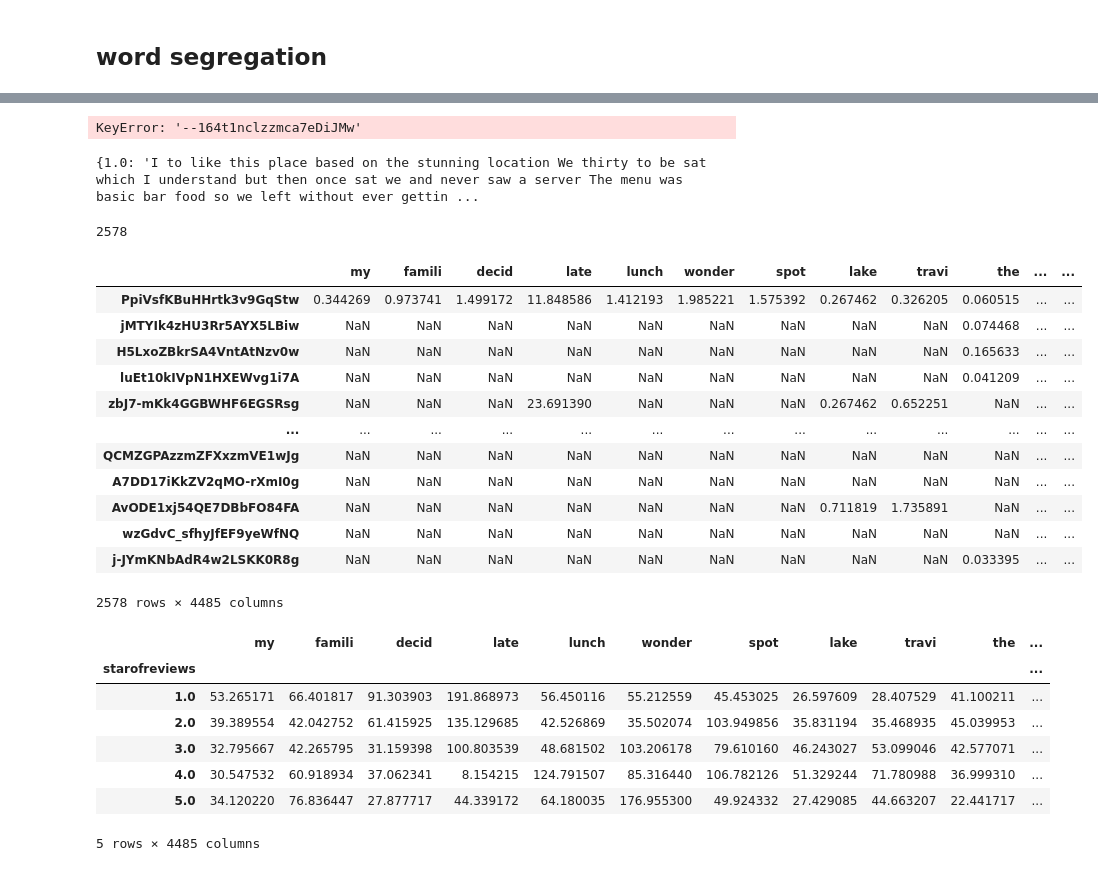
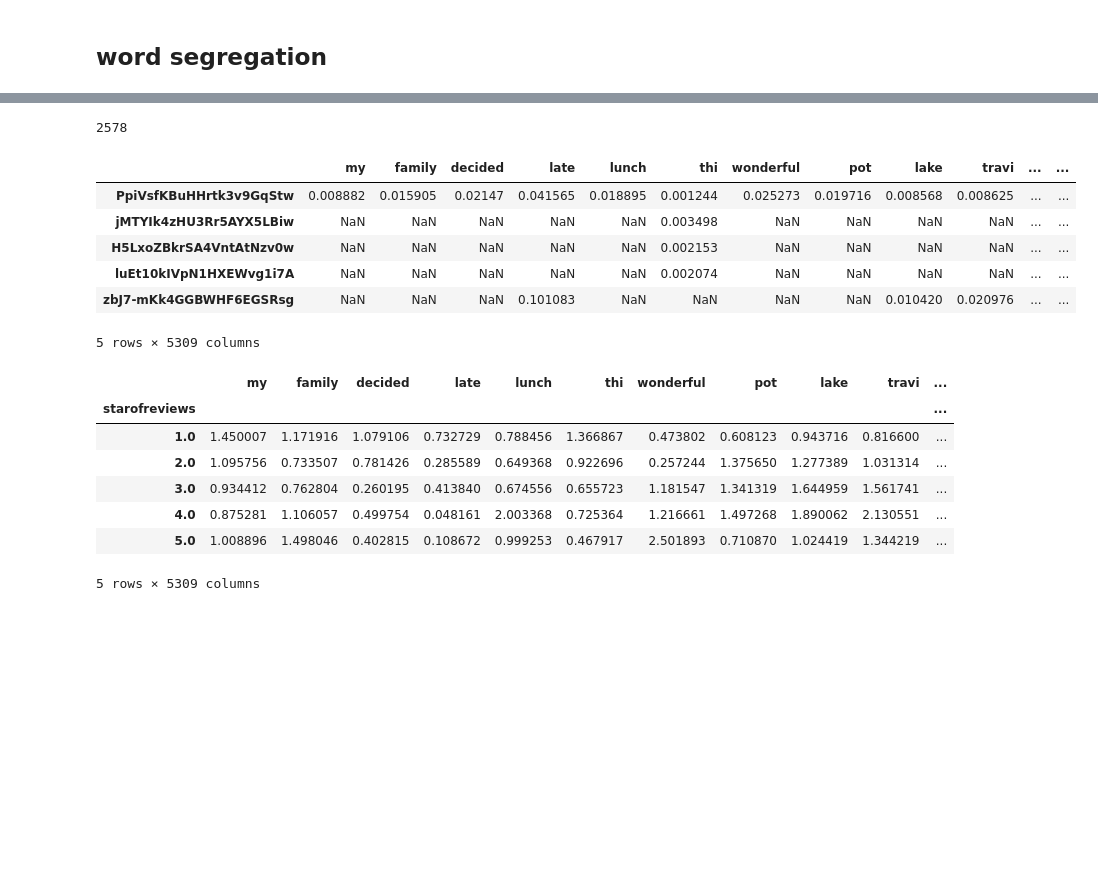
Before and after one commit to hahashuo/yelp_data_628, a Jupyter notebook: data_generation.ipynb, the cells around one changed output, grey strips where cells are left out. Saved outputs shown, nothing was run; the diff lists cells and outputs as text; code cells hidden in the pictures; blank space fills up the shorter version.

```diff
--- a/data_generation.ipynb
+++ b/data_generation.ipynb
@@ -295,6 +287,7 @@ def get_freq(corpus_review):
         if len(word) == 1 or word in stopwords:
             continue
         else:
-            word = stemmer.stem(word)
+#             word = stemmer.stem(word)
+            word = word.lower()
             freq[word] = freq.get(word,0) + 1
     return freq
@@ -315,7 +304,7 @@ def create_tf_matrix(freq_matrix):
     for sent, f_table in freq_matrix.items():
         tf_table = {}
 
-        count_words_in_sentence = len(f_table)
+        count_words_in_sentence = sum(f_table.values())
         for word, count in f_table.items():
             tf_table[word] = np.arctan(count / count_words_in_sentence)
 
@@ -338,7 +327,7 @@ def create_idf_matrix(freq_matrix,  total_documents):
         idf_table = {}
 
         for word in f_table.keys():
-            idf_table[word] = (total_documents / float(word_per_doc_table[word]))**1.5
+            idf_table[word] = math.log10(total_documents / float(word_per_doc_table[word]))**2
 
         idf_matrix[sent] = idf_table
 
@@ -390,11 +357,3 @@ Res_weight
-# %%
-sorted(Res_weight['--164t1nclzzmca7eDiJMw'].items(), key=lambda x: x[1], reverse=True)
-# %% [output]
-KeyError: '--164t1nclzzmca7eDiJMw'
-# %%
-reviews_by_stars
-# %% [output]
-{1.0: 'I to like this place based on the stunning location We thirty to be sat which I understand but then once sat we and never saw a server The menu was basic bar food so we left without ever gettin ...
 # %%
 reviews_by_stars = TOOLT_review_df.groupby('stars')['text'].apply(lambda x: "".join(x)).to_dict()
 freq_by_res = freq_matrix(TOOLT_review_df.text, TOOLT_review_df.review_id)
@@ -407,21 +366,15 @@ len(Res_weight_df)
 # %% [output]
 2578
 # %%
-Res_weight_df
+Res_weight_df.head()
 # %% [output]
-|  | my | famili | decid | late | lunch | wonder | spot | lake | travi | the | ... | ... |
-| PpiVsfKBuHHrtk3v9GqStw | 0.344269 | 0.973741 | 1.499172 | 11.848586 | 1.412193 | 1.985221 | 1.575392 | 0.267462 | 0.326205 | 0.060515 | ... | ... |
-| jMTYIk4zHU3Rr5AYX5LBiw | NaN | NaN | NaN | NaN | NaN | NaN | NaN | NaN | NaN | 0.074468 | ... | ... |
-| H5LxoZBkrSA4VntAtNzv0w | NaN | NaN | NaN | NaN | NaN | NaN | NaN | NaN | NaN | 0.165633 | ... | ... |
-| luEt10kIVpN1HXEWvg1i7A | NaN | NaN | NaN | NaN | NaN | NaN | NaN | NaN | NaN | 0.041209 | ... | ... |
-| zbJ7-mKk4GGBWHF6EGSRsg | NaN | NaN | NaN | 23.691390 | NaN | NaN | NaN | 0.267462 | 0.652251 | NaN | ... | ... |
-| ... | ... | ... | ... | ... | ... | ... | ... | ... | ... | ... | ... | ... |
-| QCMZGPAzzmZFXxzmVE1wJg | NaN | NaN | NaN | NaN | NaN | NaN | NaN | NaN | NaN | NaN | ... | ... |
-| A7DD17iKkZV2qMO-rXmI0g | NaN | NaN | NaN | NaN | NaN | NaN | NaN | NaN | NaN | NaN | ... | ... |
-| AvODE1xj54QE7DBbFO84FA | NaN | NaN | NaN | NaN | NaN | NaN | NaN | 0.711819 | 1.735891 | NaN | ... | ... |
-| wzGdvC_sfhyJfEF9yeWfNQ | NaN | NaN | NaN | NaN | NaN | NaN | NaN | NaN | NaN | NaN | ... | ... |
-| j-JYmKNbAdR4w2LSKK0R8g | NaN | NaN | NaN | NaN | NaN | NaN | NaN | NaN | NaN | 0.033395 | ... | ... |
+|  | my | family | decided | late | lunch | thi | wonderful | pot | lake | travi | ... | ... |
+| PpiVsfKBuHHrtk3v9GqStw | 0.008882 | 0.015905 | 0.02147 | 0.041565 | 0.018895 | 0.001244 | 0.025273 | 0.019716 | 0.008568 | 0.008625 | ... | ... |
+| jMTYIk4zHU3Rr5AYX5LBiw | NaN | NaN | NaN | NaN | NaN | 0.003498 | NaN | NaN | NaN | NaN | ... | ... |
+| H5LxoZBkrSA4VntAtNzv0w | NaN | NaN | NaN | NaN | NaN | 0.002153 | NaN | NaN | NaN | NaN | ... | ... |
+| luEt10kIVpN1HXEWvg1i7A | NaN | NaN | NaN | NaN | NaN | 0.002074 | NaN | NaN | NaN | NaN | ... | ... |
+| zbJ7-mKk4GGBWHF6EGSRsg | NaN | NaN | NaN | 0.101083 | NaN | NaN | NaN | NaN | 0.010420 | 0.020976 | ... | ... |
-2578 rows × 4485 columns
+5 rows × 5309 columns
 # %%
 TOOLT_review_df['starofreviews'] = TOOLT_review_df.stars
 Res_weight_df = pd.merge(Res_weight_df.reset_index(),
@@ -433,14 +386,14 @@ Star_Res = Res_weight_df.groupby('starofreviews').sum()
 # %%
 Star_Res
 # %% [output]
-|  | my | famili | decid | late | lunch | wonder | spot | lake | travi | the | ... |
+|  | my | family | decided | late | lunch | thi | wonderful | pot | lake | travi | ... |
 | starofreviews |  |  |  |  |  |  |  |  |  |  | ... |
-| 1.0 | 53.265171 | 66.401817 | 91.303903 | 191.868973 | 56.450116 | 55.212559 | 45.453025 | 26.597609 | 28.407529 | 41.100211 | ... |
-| 2.0 | 39.389554 | 42.042752 | 61.415925 | 135.129685 | 42.526869 | 35.502074 | 103.949856 | 35.831194 | 35.468935 | 45.039953 | ... |
-| 3.0 | 32.795667 | 42.265795 | 31.159398 | 100.803539 | 48.681502 | 103.206178 | 79.610160 | 46.243027 | 53.099046 | 42.577071 | ... |
-| 4.0 | 30.547532 | 60.918934 | 37.062341 | 8.154215 | 124.791507 | 85.316440 | 106.782126 | 51.329244 | 71.780988 | 36.999310 | ... |
-| 5.0 | 34.120220 | 76.836447 | 27.877717 | 44.339172 | 64.180035 | 176.955300 | 49.924332 | 27.429085 | 44.663207 | 22.441717 | ... |
+| 1.0 | 1.450007 | 1.171916 | 1.079106 | 0.732729 | 0.788456 | 1.366867 | 0.473802 | 0.608123 | 0.943716 | 0.816600 | ... |
+| 2.0 | 1.095756 | 0.733507 | 0.781426 | 0.285589 | 0.649368 | 0.922696 | 0.257244 | 1.375650 | 1.277389 | 1.031314 | ... |
+| 3.0 | 0.934412 | 0.762804 | 0.260195 | 0.413840 | 0.674556 | 0.655723 | 1.181547 | 1.341319 | 1.644959 | 1.561741 | ... |
+| 4.0 | 0.875281 | 1.106057 | 0.499754 | 0.048161 | 2.003368 | 0.725364 | 1.216661 | 1.497268 | 1.890062 | 2.130551 | ... |
+| 5.0 | 1.008896 | 1.498046 | 0.402815 | 0.108672 | 0.999253 | 0.467917 | 2.501893 | 0.710870 | 1.024419 | 1.344219 | ... |
-5 rows × 4485 columns
+5 rows × 5309 columns
 # %%
 def most_common(series):
     print(series.keys()[np.argsort(series.values)][::-1])
```
Also changed, not shown: parts of 14 cells of this notebook.
